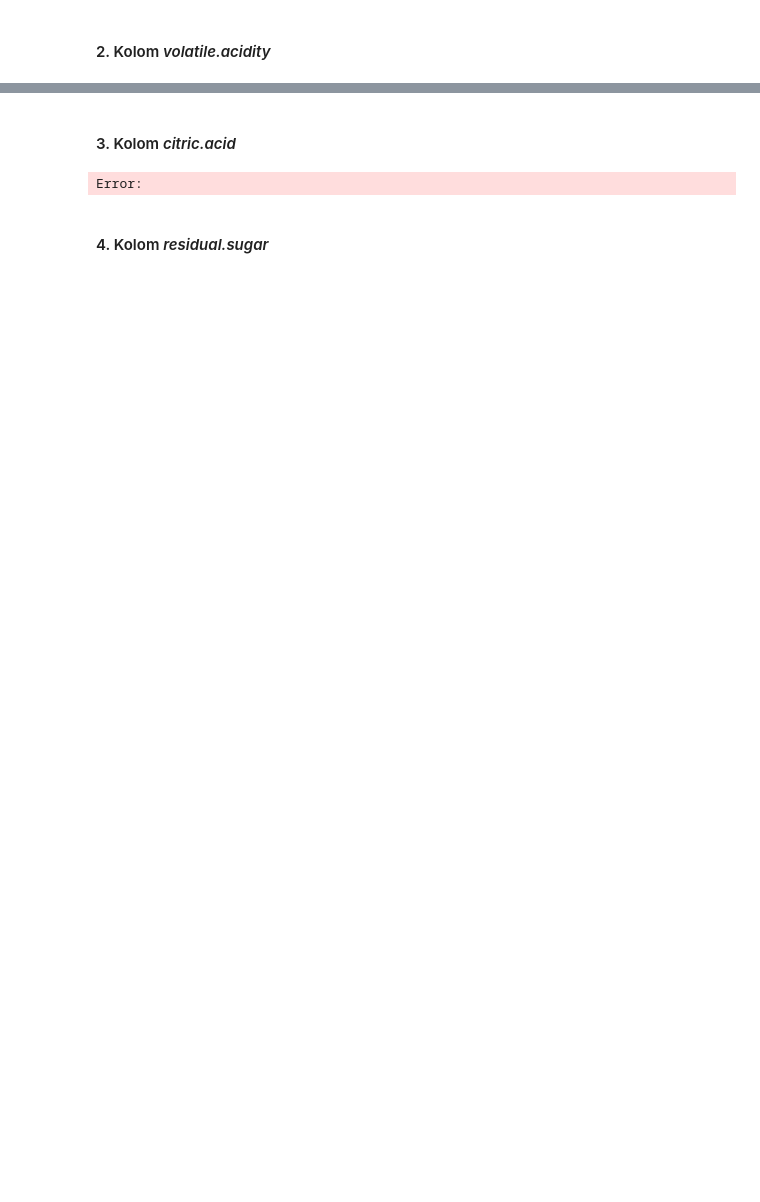
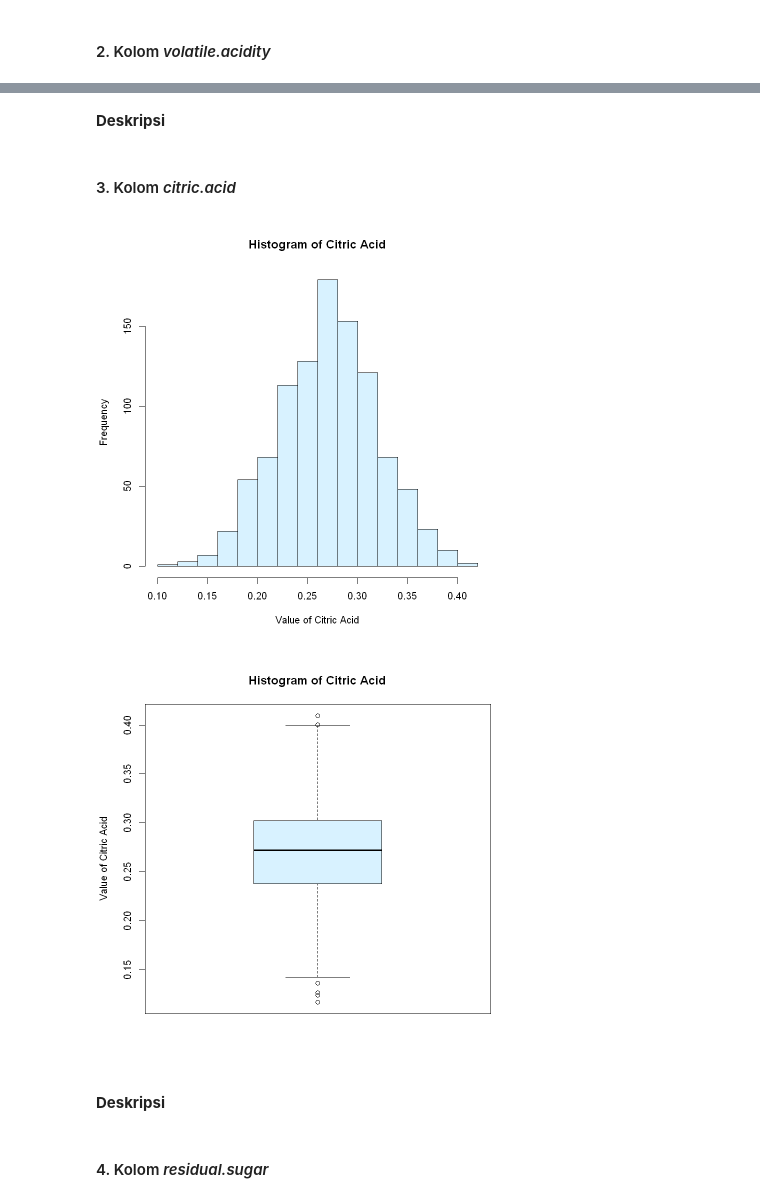
Before and after one commit to Gulilil/IF2220_Tubes_Probstat, a Jupyter notebook: src/2.ipynb, the cells around one changed output, grey strips where cells are left out. Saved outputs shown, nothing was run; the diff lists cells and outputs as text; code cells hidden in the pictures; blank space fills up the shorter version.

```diff
--- a/src/2.ipynb
+++ b/src/2.ipynb
@@ -102,20 +104,16 @@ boxplot(volatile_acidity,
+# %% [markdown]
+**Deskripsi**
 # %% [markdown]
 #### 3. Kolom *citric.acid*
-# %%
-citric_acid <- df$citric.acid
-
-hist(citric_acid,
-    main = "Histogram of fixed acidity",
-    xlab = "Value of fixed acidity",
-    ylab = "Frequency",
-    col = "#D8F2FF"
-    )
-boxplot(citric_acid,
-    main = "Histogram of fixed acidity",
-    ylab = "Value of fixed acidity",
-    col = "#D8F2FF"
-    )
-# %% [output]
-Error:
+# %%
+citric_acid <- df$citric.acid
+
+getHist(citric_acid,"Citric Acid", "#D8F2FF")
+getBoxPlot(citric_acid, "Citric Acid", "#D8F2FF")
+# %% [output]
+[figure, added]
+[figure, added]
+# %% [markdown]
+**Deskripsi**
 # %% [markdown]
 #### 4. Kolom *residual.sugar*
```
Also changed, not shown: parts of 22 cells of this notebook, 1 other file.
